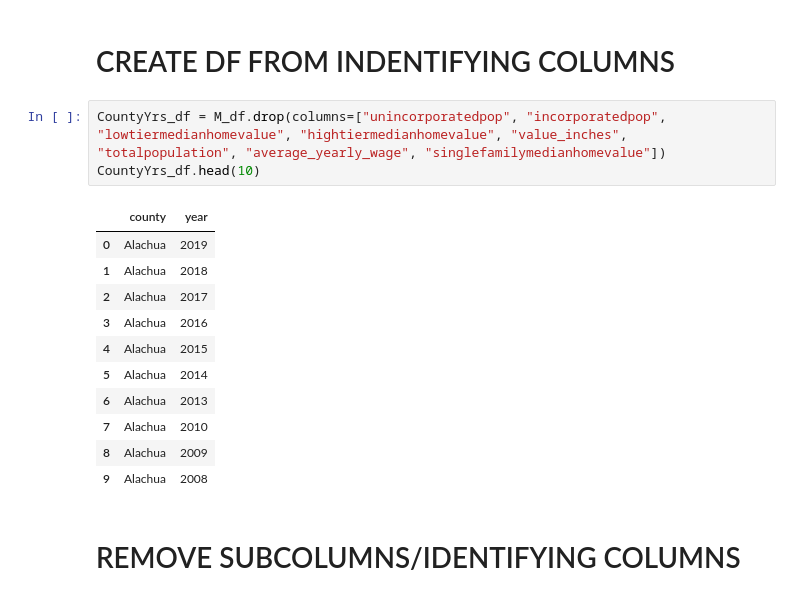
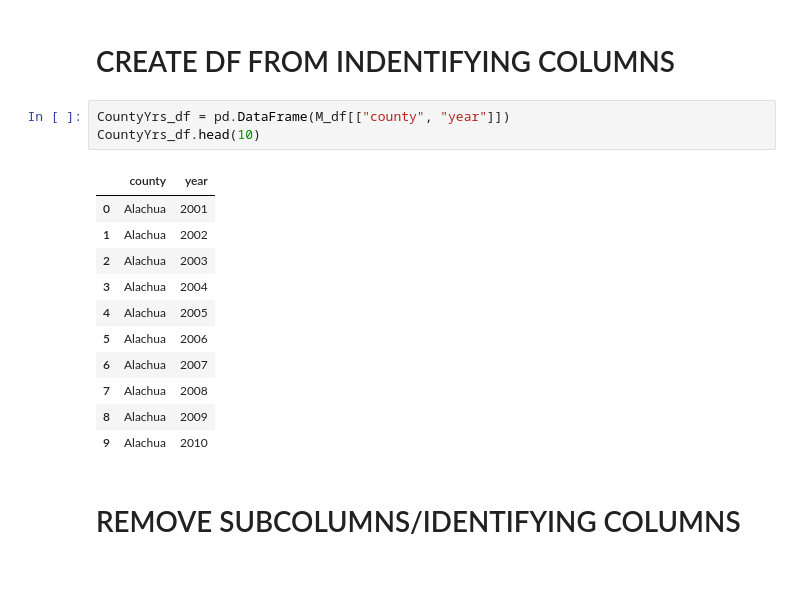
Before and after one commit to Hojo0210/finalProject, a Jupyter notebook: MLtest/MLmodels.ipynb, the cells around one changed output. Cells and saved outputs as stored; diff of their text form.

```diff
--- a/MLtest/MLmodels.ipynb
+++ b/MLtest/MLmodels.ipynb
@@ -90,20 +125,20 @@ Duplicate entries: 0
 # %% [markdown]
 # CREATE DF FROM INDENTIFYING COLUMNS
 # %%
-CountyYrs_df = M_df.drop(columns=["unincorporatedpop", "incorporatedpop", "lowtiermedianhomevalue", "hightiermedianhomevalue", "value_inches", "totalpopulation", "average_yearly_wage", "singlefamilymedianhomevalue"])
+CountyYrs_df = pd.DataFrame(M_df[["county", "year"]])
 CountyYrs_df.head(10)
 # %% [output]
 |  | county | year |
-| 0 | Alachua | 2019 |
-| 1 | Alachua | 2018 |
-| 2 | Alachua | 2017 |
-| 3 | Alachua | 2016 |
-| 4 | Alachua | 2015 |
-| 5 | Alachua | 2014 |
-| 6 | Alachua | 2013 |
-| 7 | Alachua | 2010 |
+| 0 | Alachua | 2001 |
+| 1 | Alachua | 2002 |
+| 2 | Alachua | 2003 |
+| 3 | Alachua | 2004 |
+| 4 | Alachua | 2005 |
+| 5 | Alachua | 2006 |
+| 6 | Alachua | 2007 |
+| 7 | Alachua | 2008 |
 | 8 | Alachua | 2009 |
-| 9 | Alachua | 2008 |
+| 9 | Alachua | 2010 |
 # %% [markdown]
 # REMOVE SUBCOLUMNS/IDENTIFYING COLUMNS
 # %%
```
Also changed, not shown: parts of 10 cells of this notebook, 1 other file.
